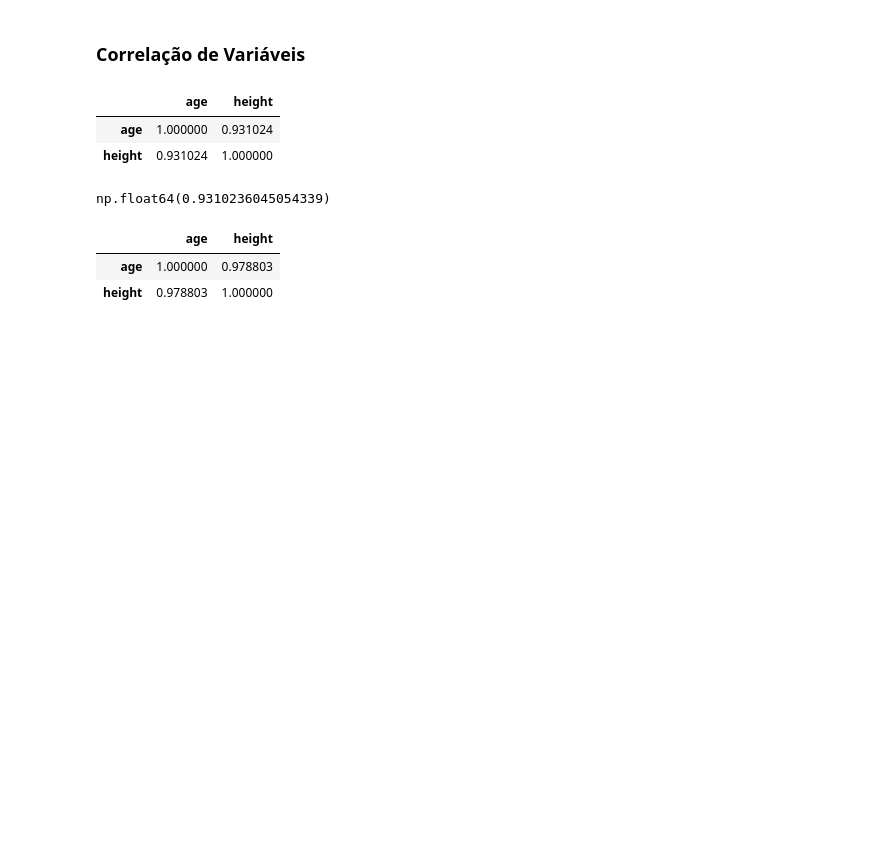
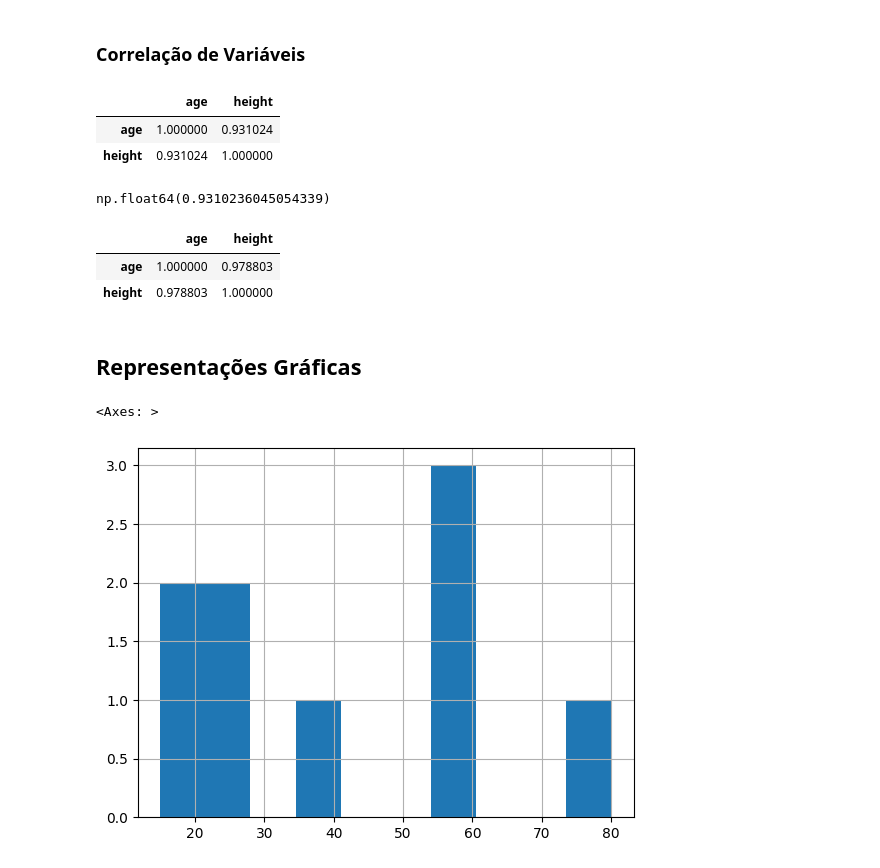
Before and after one commit to pedromatosonv/rocketseat.ignite.ai.statistics2, a Jupyter notebook: main.ipynb, the cells around one changed output. Cells and saved outputs as stored; diff of their text form; code cells hidden in the pictures; blank space fills up the shorter version.

Commit message:
feat: Histogram

```diff
--- a/main.ipynb
+++ b/main.ipynb
@@ -130,3 +130,11 @@ df_measures.corr(method='spearman')
 |  | age | height |
 | age | 1.000000 | 0.978803 |
 | height | 0.978803 | 1.000000 |
+# %% [markdown]
+## Representações Gráficas
+# %%
+# Histograma - Idade
+df_measures.age.hist()
+# %% [output]
+<Axes: >
+[figure, added]
```
Also changed, not shown: parts of 1 cell of this notebook, 2 other files.
